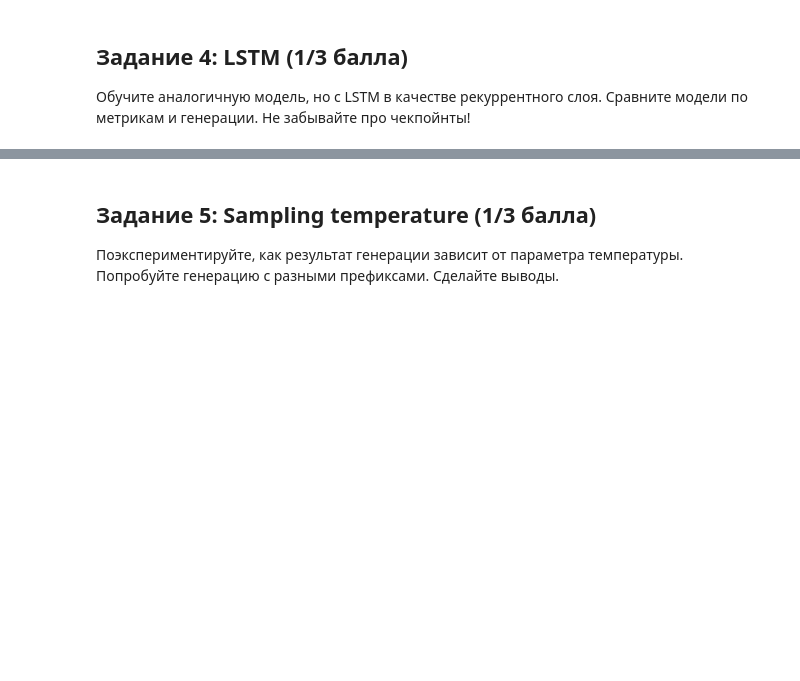
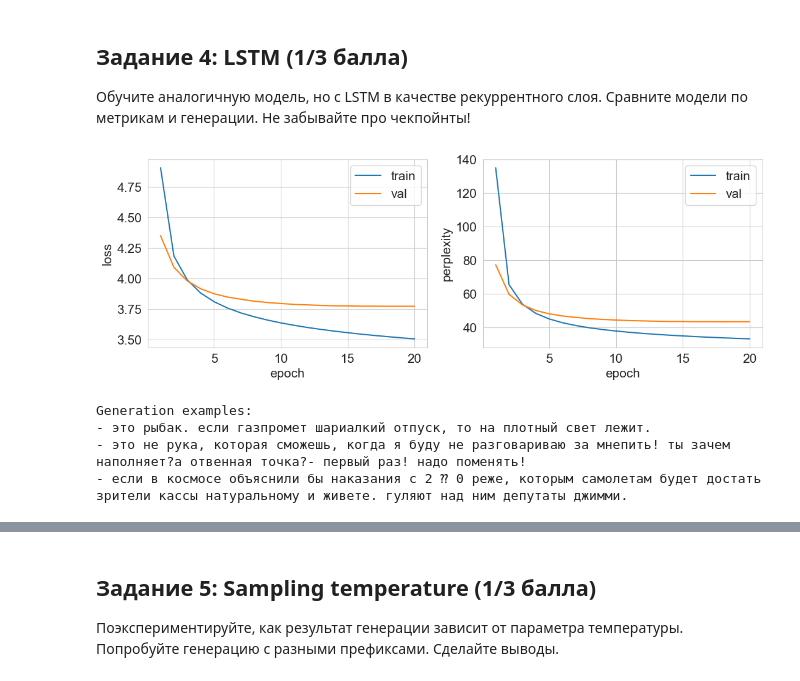
Before and after one commit to psaw/hse-ai24-dl, a Jupyter notebook: homeworks/HW4/HW4.ipynb, the cells around one changed output, grey strips where cells are left out. Cells and saved outputs as stored; diff of their text form; code cells hidden in the pictures; blank space fills up the shorter version.

```diff
--- a/homeworks/HW4/HW4.ipynb
+++ b/homeworks/HW4/HW4.ipynb
@@ -139,3 +139,27 @@ Generation examples:
 Обучите аналогичную модель, но с LSTM в качестве рекуррентного слоя. Сравните модели по метрикам и генерации. Не забывайте про чекпойнты!
 # %%
 # YOUR CODE HERE (⊃｡•́‿•̀｡)⊃━✿✿✿✿✿✿
+
+# Используем те же train_loader и val_loader, что и раньше
+model_lstm = LanguageModel(train_set, rnn_type=torch.nn.LSTM).to(device)
+optimizer_lstm = torch.optim.Adam(model_lstm.parameters(), lr=1e-3)
+scheduler_lstm = None  # Можно добавить lr scheduler
+
+train(
+    model_lstm,
+    optimizer_lstm,
+    scheduler_lstm,
+    train_loader,
+    val_loader,
+    num_epochs=20,
+    num_examples=3,
+)
+
+# Сохраняем чекпойнт
+torch.save(model_lstm.state_dict(), "lstm_language_model.pt")
+# %% [output]
+[figure, added]
+Generation examples:
+- это рыбак. если газпромет шариалкий отпуск, то на плотный свет лежит.
+- это не рука, которая сможешь, когда я буду не разговариваю за мнепить! ты зачем наполняет?а отвенная точка?- первый раз! надо поменять!
+- если в космосе объяснили бы наказания с 2 ⁇ 0 реже, которым самолетам будет достать зрители кассы натуральному и живете. гуляют над ним депутаты джимми.
```
Also changed, not shown: parts of 7 cells of this notebook.
